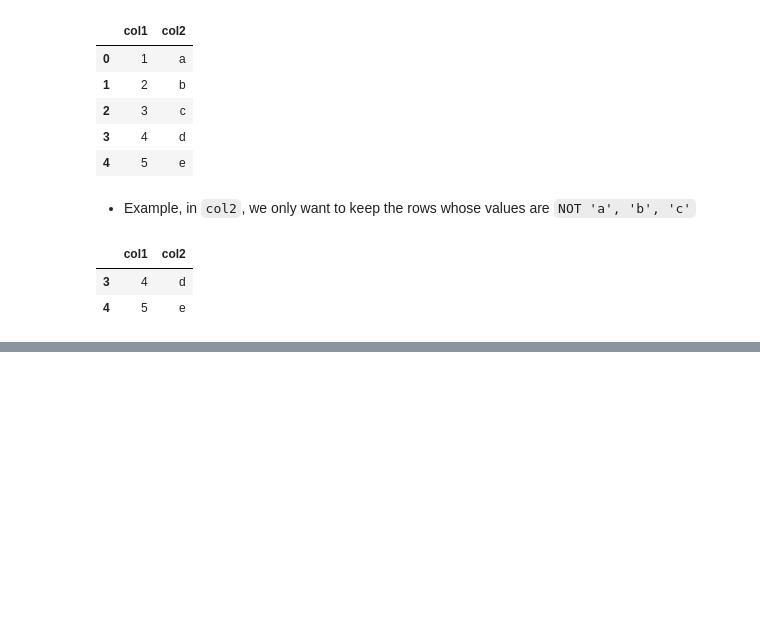
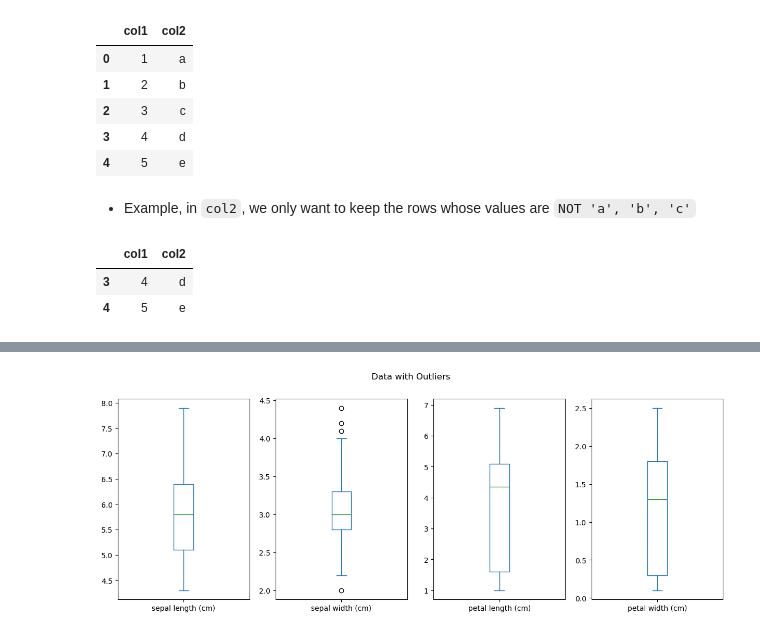
Before and after one commit to CodexploreRepo/machine-learning-101, a Jupyter notebook: notebooks/tutorial/outlier_removal.ipynb, the cells around one changed output, grey strips where cells are left out. Saved outputs shown, nothing was run; the diff lists cells and outputs as text; code cells hidden in the pictures; blank space fills up the shorter version.

Commit message:
update sklearn custom transformer for outlier removal

```diff
--- a/notebooks/tutorial/outlier_removal.ipynb
+++ b/notebooks/tutorial/outlier_removal.ipynb
@@ -65,0 +68,11 @@ df.head()
+# %%
+from sklearn.base import BaseEstimator, TransformerMixin
+from sklearn.utils.validation import check_array, check_is_fitted
+from sklearn.compose import ColumnTransformer
+import numpy as np
+
+from sklearn import datasets
+
+iris = datasets.load_iris()
+iris_df = pd.DataFrame(iris['data'], columns=iris['feature_names'])
+iris_df.head()
@@ -65,0 +114,4 @@ df.head()
+# %%
+iris_df.plot(kind="box",subplots=True,figsize=(15,5),title="Data with Outliers");
+# %% [output]
+[figure, added]
```
Also changed, not shown: parts of 5 cells of this notebook.
